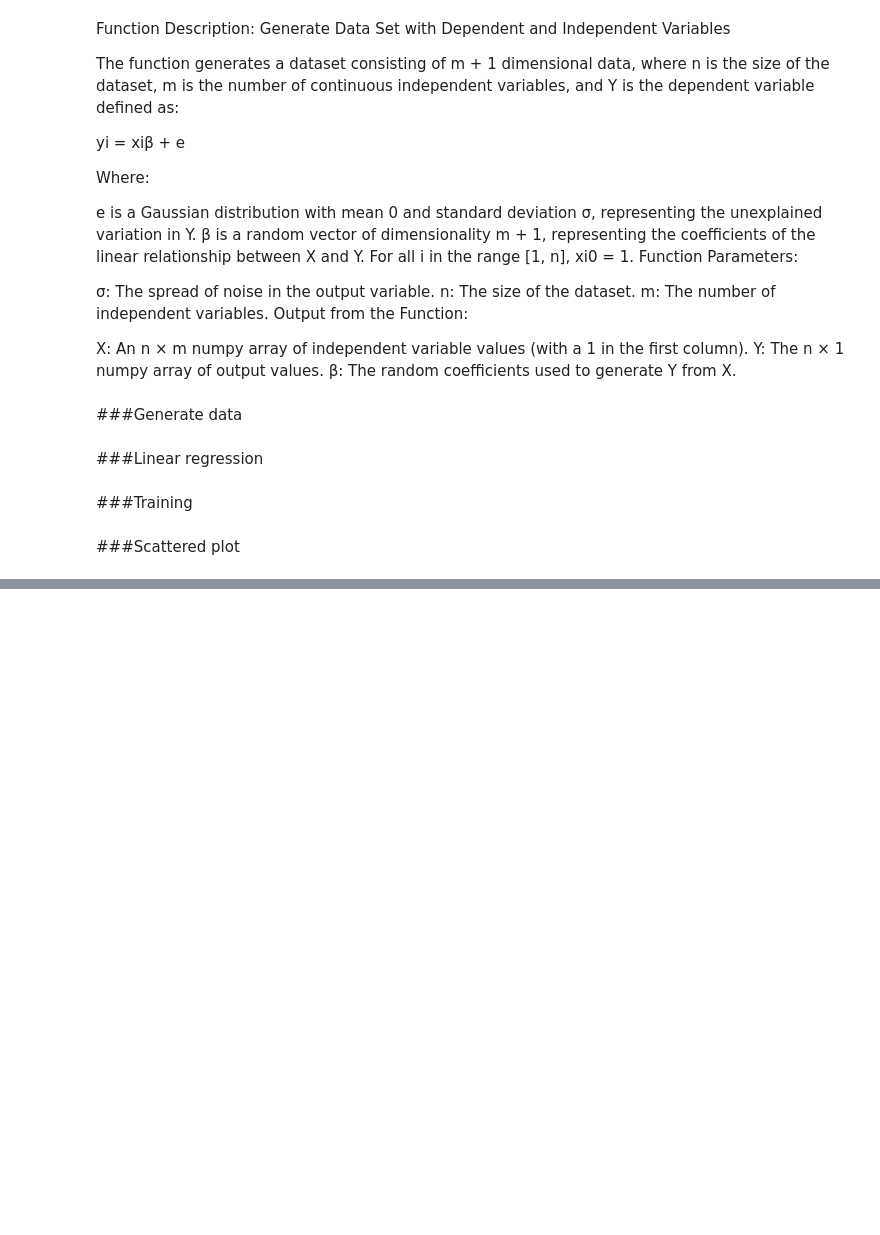
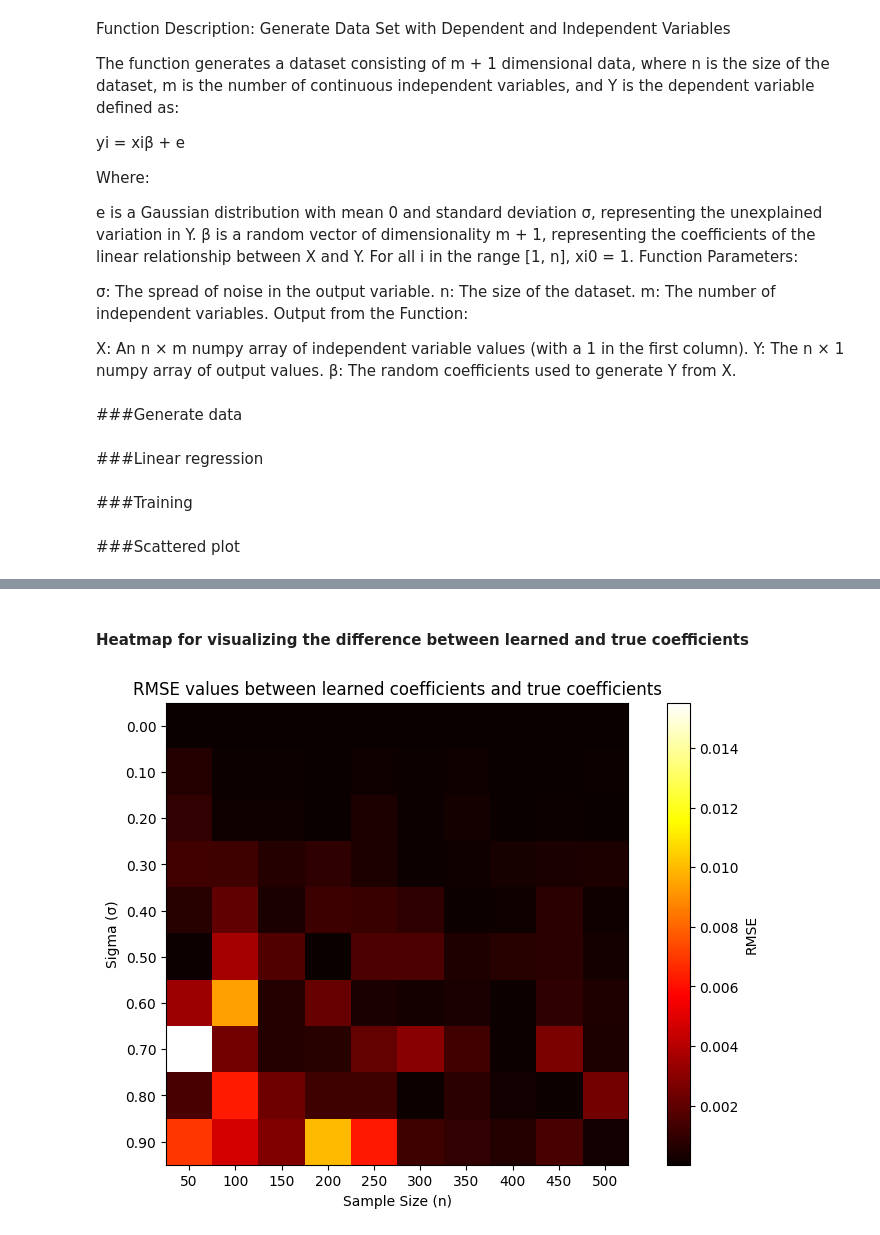
Before and after one commit to sidhu2690/IDC-410, a Jupyter notebook: Assignment_1.ipynb, the cells around one changed output, grey strips where cells are left out. Cells and saved outputs as stored; diff of their text form; code cells hidden in the pictures; blank space fills up the shorter version.

```diff
--- a/Assignment_1.ipynb
+++ b/Assignment_1.ipynb
@@ -75,0 +81,22 @@ plt.show()
+# %%
+from sklearn.metrics import mean_squared_error
+sigmas = np.arange(0,1,0.1)
+ns = np.arange(50,550,50)
+
+mse_values = np.zeros((len(sigmas), len(ns)))
+for i, sigma in enumerate(sigmas):
+    for j, n in enumerate(ns):
+        X, Y, true_beta = generate_dataset(sigma, n, m)
+        beta_gd, _ = linear_regression_gradient_descent(X, Y, k, tau, learning_rate)
+        mse_values[i, j] = mean_squared_error(true_beta, beta_gd)
+
+print("Mse values between learned and true coefficients:")
+print("\n             ", end="")
+for n in ns:
+    print(f"n = {n:<7}", end="")
+print()
+for i, sigma in enumerate(sigmas):
+    print(f"σ = {sigma:<7.2f}:", end="")
+    for j, n in enumerate(ns):
+        print(f" {mse_values[i, j]:<7.4f}", end="")
+    print()
@@ -75,0 +117,15 @@ plt.show()
+# %% [markdown]
+
+#### Heatmap for visualizing the difference between learned and true coefficients
+# %%
+plt.figure(figsize=(10, 6))
+plt.imshow(mse_values, cmap='hot', interpolation='nearest')
+plt.colorbar(label='RMSE')
+plt.title('RMSE values between learned coefficients and true coefficients')
+plt.xlabel('Sample Size (n)')
+plt.ylabel('Sigma (σ)')
+plt.xticks(np.arange(len(ns)), ns)
+plt.yticks(np.arange(len(sigmas)), [f'{sigma:.2f}' for sigma in sigmas])
+plt.show()
+# %% [output]
+[figure, added]
```
Also changed, not shown: parts of 5 cells of this notebook.
